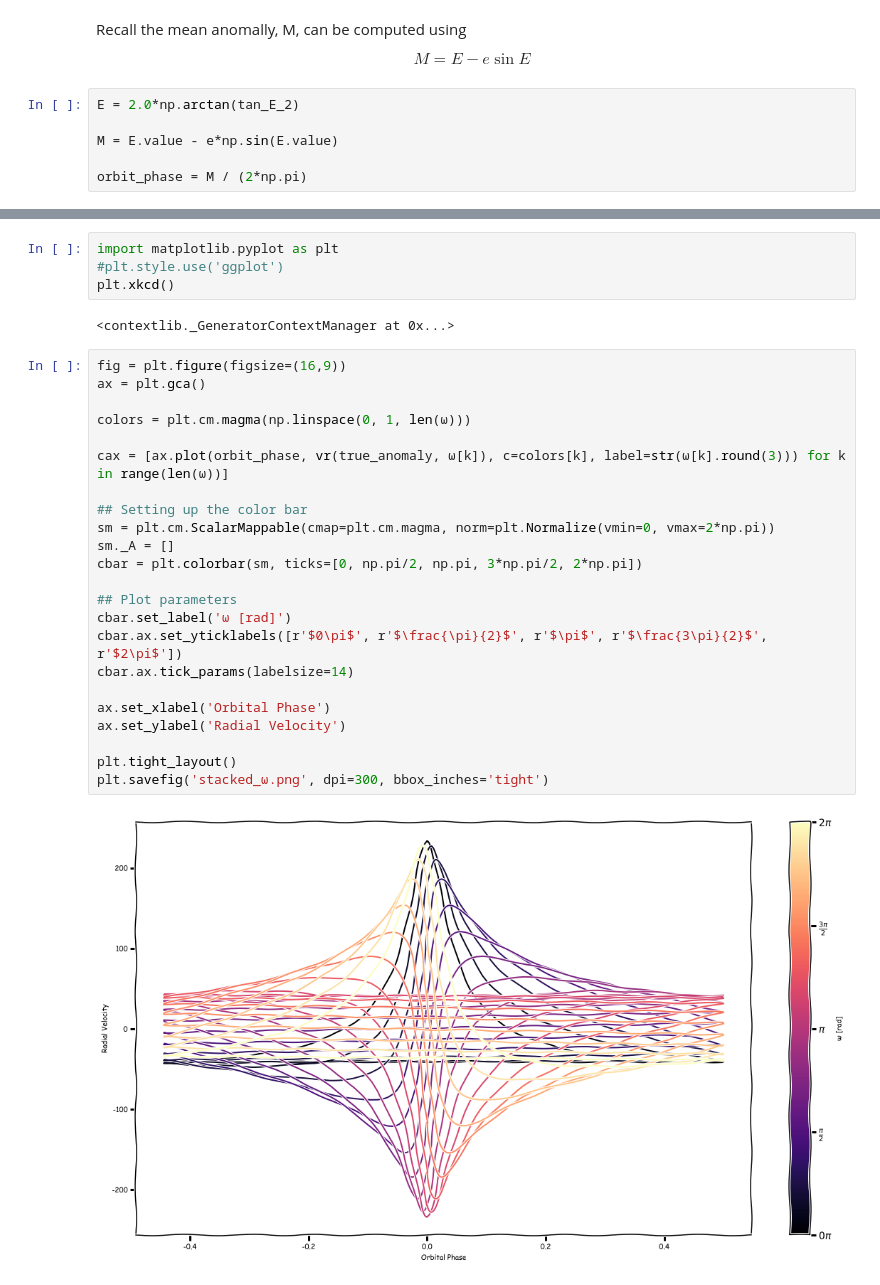
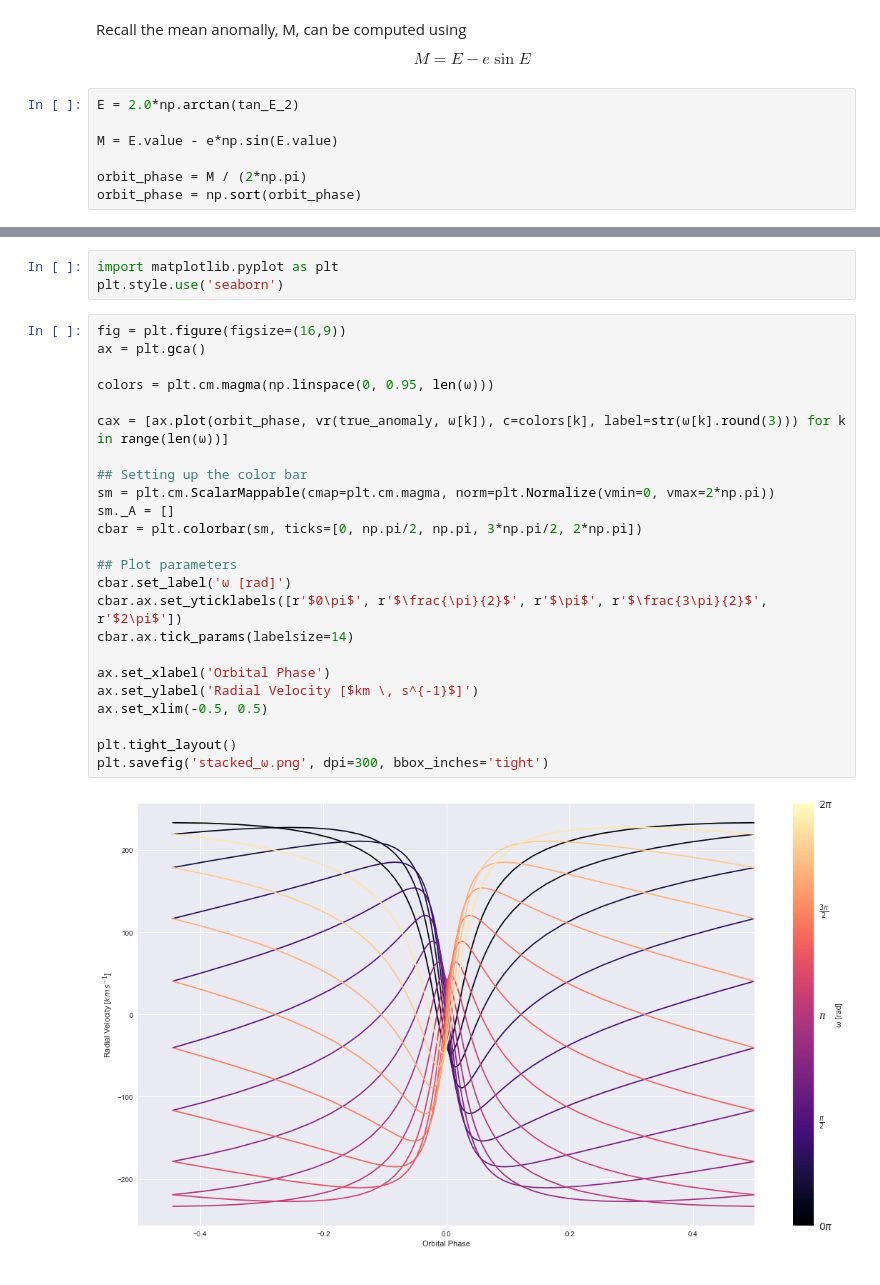
Before and after one commit to kaimibk/School, a Jupyter notebook: ASTR_423/A3/A3.ipynb, the cells around one changed output, grey strips where cells are left out. Drawn from its saved outputs; the diff is of its cells as text.

```diff
--- a/ASTR_423/A3/A3.ipynb
+++ b/ASTR_423/A3/A3.ipynb
@@ -165,3 +165,4 @@ E = 2.0*np.arctan(tan_E_2)
 M = E.value - e*np.sin(E.value)
 
 orbit_phase = M / (2*np.pi)
+orbit_phase = np.sort(orbit_phase)
@@ -177,35 +182,33 @@ def vr(theta, omega):
     return K/(1-e**2)**(1.5) * (np.cos(theta - omega)+e*np.cos(omega))
 # %%
 import matplotlib.pyplot as plt
-#plt.style.use('ggplot')
-plt.xkcd()
+plt.style.use('seaborn')
-# %% [output]
-<contextlib._GeneratorContextManager at 0x...>
 # %%
 fig = plt.figure(figsize=(16,9))
 ax = plt.gca()
 
-colors = plt.cm.magma(np.linspace(0, 1, len(ω)))
+colors = plt.cm.magma(np.linspace(0, 0.95, len(ω)))
 
 cax = [ax.plot(orbit_phase, vr(true_anomaly, ω[k]), c=colors[k], label=str(ω[k].round(3))) for k in range(len(ω))]
 
 ## Setting up the color bar
 sm = plt.cm.ScalarMappable(cmap=plt.cm.magma, norm=plt.Normalize(vmin=0, vmax=2*np.pi))
 sm._A = []
 cbar = plt.colorbar(sm, ticks=[0, np.pi/2, np.pi, 3*np.pi/2, 2*np.pi])
 
 ## Plot parameters
 cbar.set_label('ω [rad]')
 cbar.ax.set_yticklabels([r'$0\pi$', r'$\frac{\pi}{2}$', r'$\pi$', r'$\frac{3\pi}{2}$', r'$2\pi$'])
 cbar.ax.tick_params(labelsize=14)
 
 ax.set_xlabel('Orbital Phase')
-ax.set_ylabel('Radial Velocity')
+ax.set_ylabel('Radial Velocity [$km \, s^{-1}$]')
+ax.set_xlim(-0.5, 0.5)
 
 plt.tight_layout()
 plt.savefig('stacked_ω.png', dpi=300, bbox_inches='tight')
 # %% [output]
-[figure, old version]
+[figure, new version]
 # %%
 fig, axarr = plt.subplots(int(len(ω)/6), 6, figsize=(16, 9), sharex=True, sharey=True)
 
```
Also changed, not shown: parts of 13 cells of this notebook.
